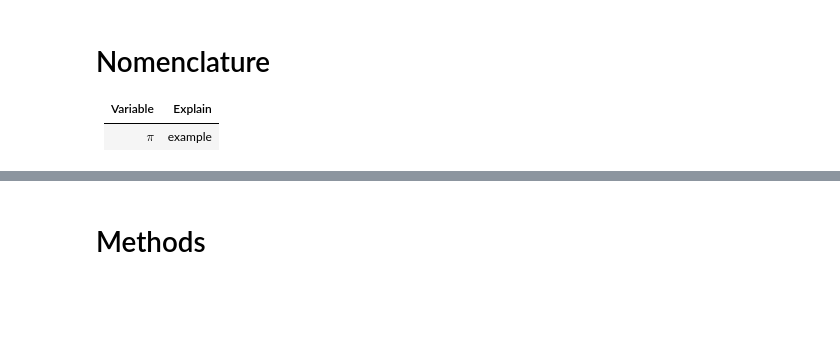
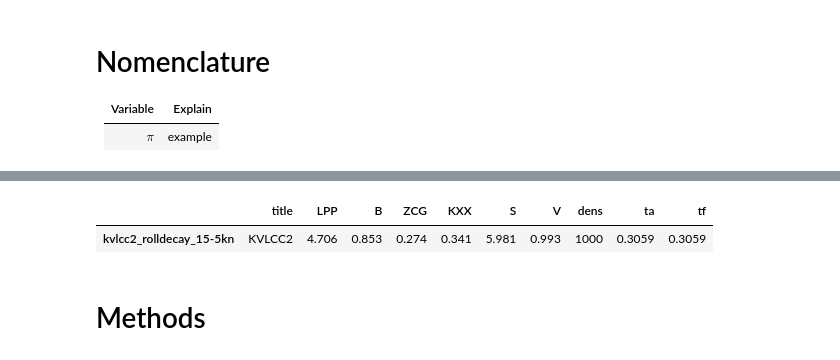
Before and after one commit to martinlarsalbert/Prediction-of-roll-motion-using-fully-nonlinear-potential-flow-and-Ikedas-method, a Jupyter notebook: reports/ISOPE_outline/01.1.outline.ipynb, the cells around one changed output, grey strips where cells are left out. Cells and saved outputs as stored; diff of their text form; code cells hidden in the pictures; blank space fills up the shorter version.

```diff
--- a/reports/ISOPE_outline/01.1.outline.ipynb
+++ b/reports/ISOPE_outline/01.1.outline.ipynb
@@ -68,6 +72,32 @@ The hybrid method, combining Ikeda's method and FNPF proposed in this paper is i
 This ship was selected partly because it is a well known test case, there were model tests data available from SSPA and also because it does not have any bilge keels. The Ikeda's metod contain methods to predict damping from various component, where the bilge keels is one of them. From the model tests, only the total damping can be observed. Reducing the number of components by having no bilge keels would therefore give more insight into the remaining ones.
 
 Revisinging these older semi-empirical methods can also help us to understand the hydrodynamics better.
+# %%
+file_paths = [
+    '../../data/external/kvlcc2_rolldecay_0kn',
+    '../../data/external/kvlcc2_rolldecay_15-5kn',
+]
+df_parameters = pd.DataFrame()
+df_parameters =  helpers.load_parameters(file_path=file_paths)
+parameters = df_parameters.iloc[-1]
+# %%
+interesting = [
+    'title',
+    'LPP',
+    'B',
+    'ZCG',
+    'KXX',
+    'S',
+    'V',
+    'dens',
+    'ta',
+    'tf',
+]
+table_parameters = pd.DataFrame(parameters[interesting]).transpose()
+table_parameters
+# %% [output]
+|  | title | LPP | B | ZCG | KXX | S | V | dens | ta | tf |
+| kvlcc2_rolldecay_15-5kn | KVLCC2 | 4.706 | 0.853 | 0.274 | 0.341 | 5.981 | 0.993 | 1000 | 0.3059 | 0.3059 |
 # %% [markdown]
 # Methods
 # %% [markdown]
```
Also changed, not shown: parts of 25 cells of this notebook, 3 other files.
